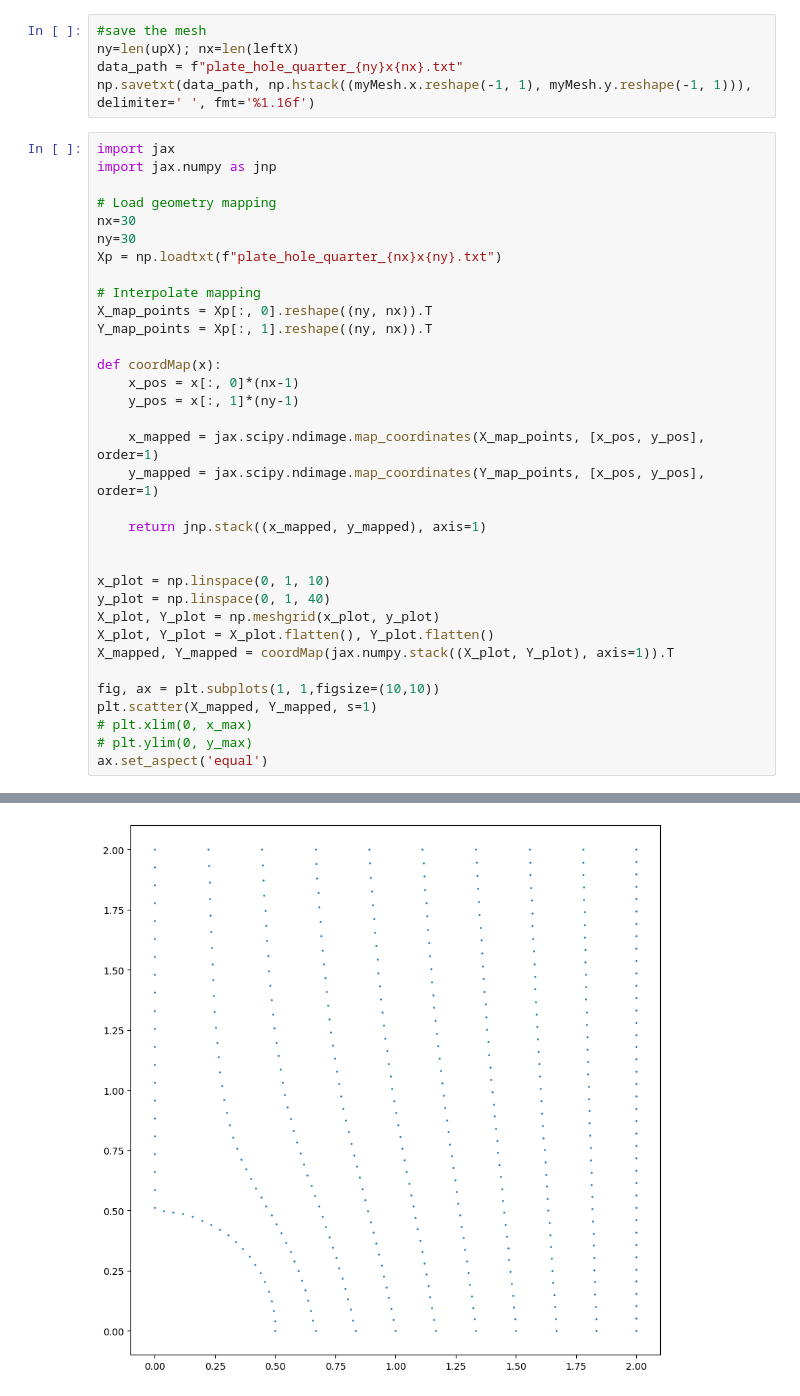
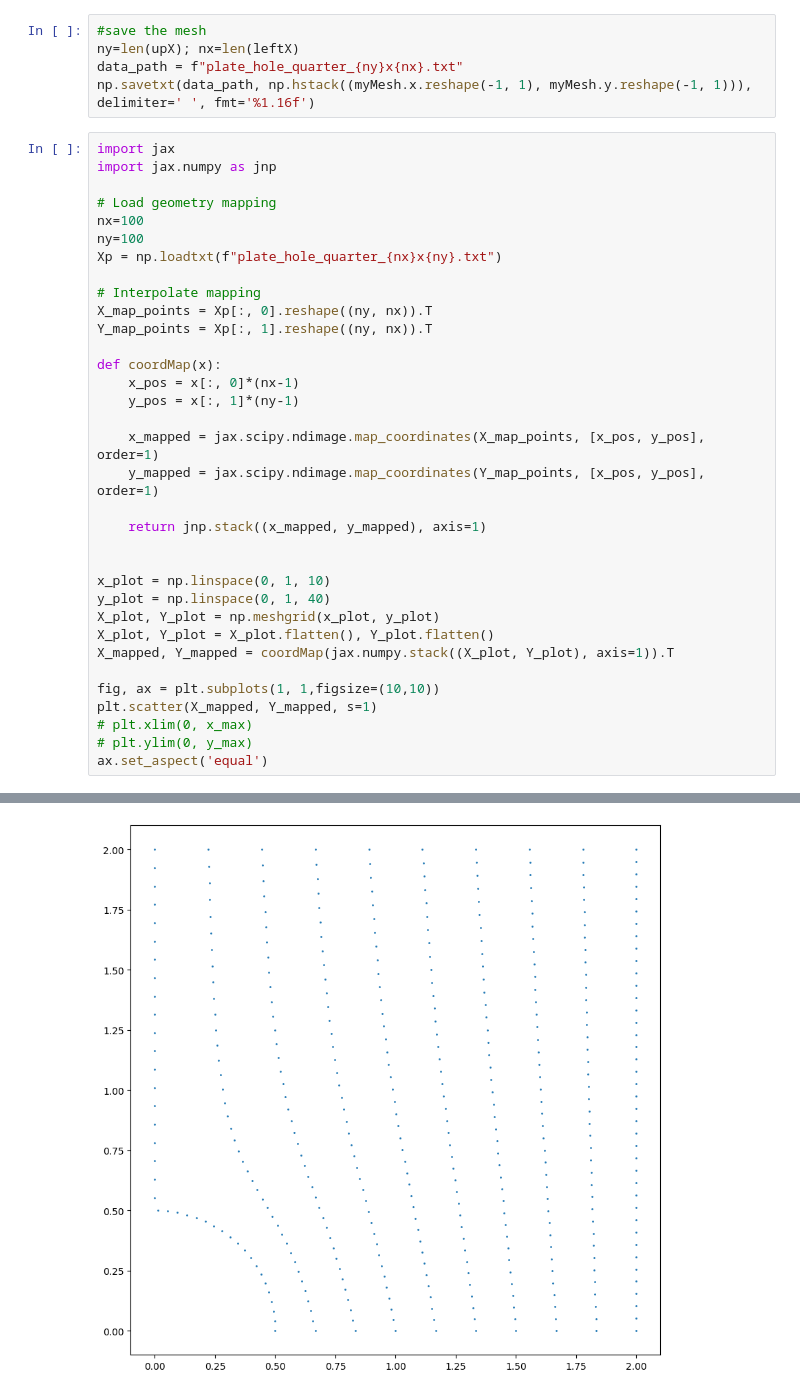
Before and after one commit to nickrummens/SPIQ, a Jupyter notebook: plate_hole_quarter/geo_mapping.ipynb, the cells around one changed output, grey strips where cells are left out. Drawn from its saved outputs; the diff is of its cells as text.

```diff
--- a/plate_hole_quarter/geo_mapping.ipynb
+++ b/plate_hole_quarter/geo_mapping.ipynb
@@ -82,38 +82,38 @@ import jax
 import jax.numpy as jnp
 
 # Load geometry mapping
-nx=30
-ny=30
+nx=100
+ny=100
 Xp = np.loadtxt(f"plate_hole_quarter_{nx}x{ny}.txt")
 
 # Interpolate mapping
 X_map_points = Xp[:, 0].reshape((ny, nx)).T
 Y_map_points = Xp[:, 1].reshape((ny, nx)).T
 
 def coordMap(x):
     x_pos = x[:, 0]*(nx-1)
     y_pos = x[:, 1]*(ny-1)
 
     x_mapped = jax.scipy.ndimage.map_coordinates(X_map_points, [x_pos, y_pos], order=1)
     y_mapped = jax.scipy.ndimage.map_coordinates(Y_map_points, [x_pos, y_pos], order=1)
 
     return jnp.stack((x_mapped, y_mapped), axis=1)
 
 
 x_plot = np.linspace(0, 1, 10)
 y_plot = np.linspace(0, 1, 40)
 X_plot, Y_plot = np.meshgrid(x_plot, y_plot)
 X_plot, Y_plot = X_plot.flatten(), Y_plot.flatten()
 X_mapped, Y_mapped = coordMap(jax.numpy.stack((X_plot, Y_plot), axis=1)).T
 
 fig, ax = plt.subplots(1, 1,figsize=(10,10))
 plt.scatter(X_mapped, Y_mapped, s=1)
 # plt.xlim(0, x_max)
 # plt.ylim(0, y_max)
 ax.set_aspect('equal')
 # %% [output]
 An NVIDIA GPU may be present on this machine, but a CUDA-enabled jaxlib is not installed. Falling back to cpu.
-[figure, old version]
+[figure, new version]
 # %%
 def coordMap(x, padding=1e-6):
     x_pos = x[0]*(nx-1)*(1-2*padding) + padding
```
Also changed, not shown: parts of 3 cells of this notebook, 2 other files.
